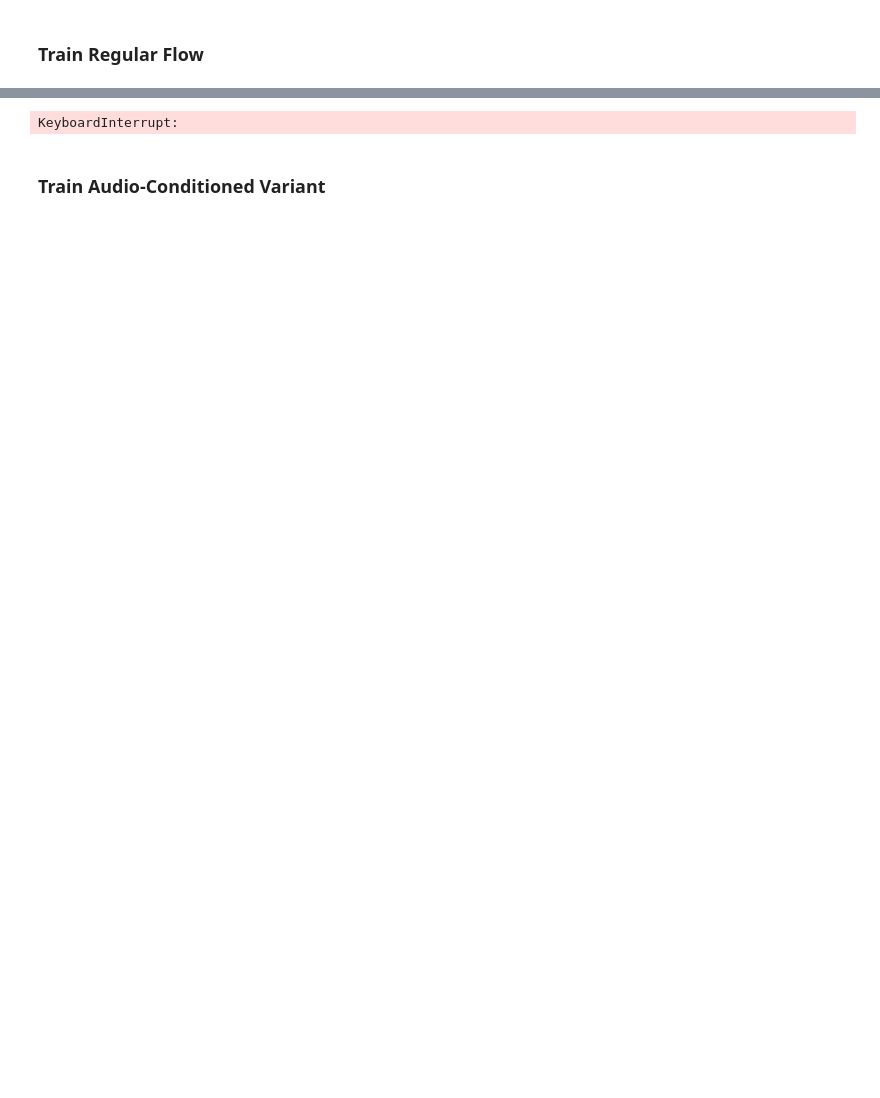
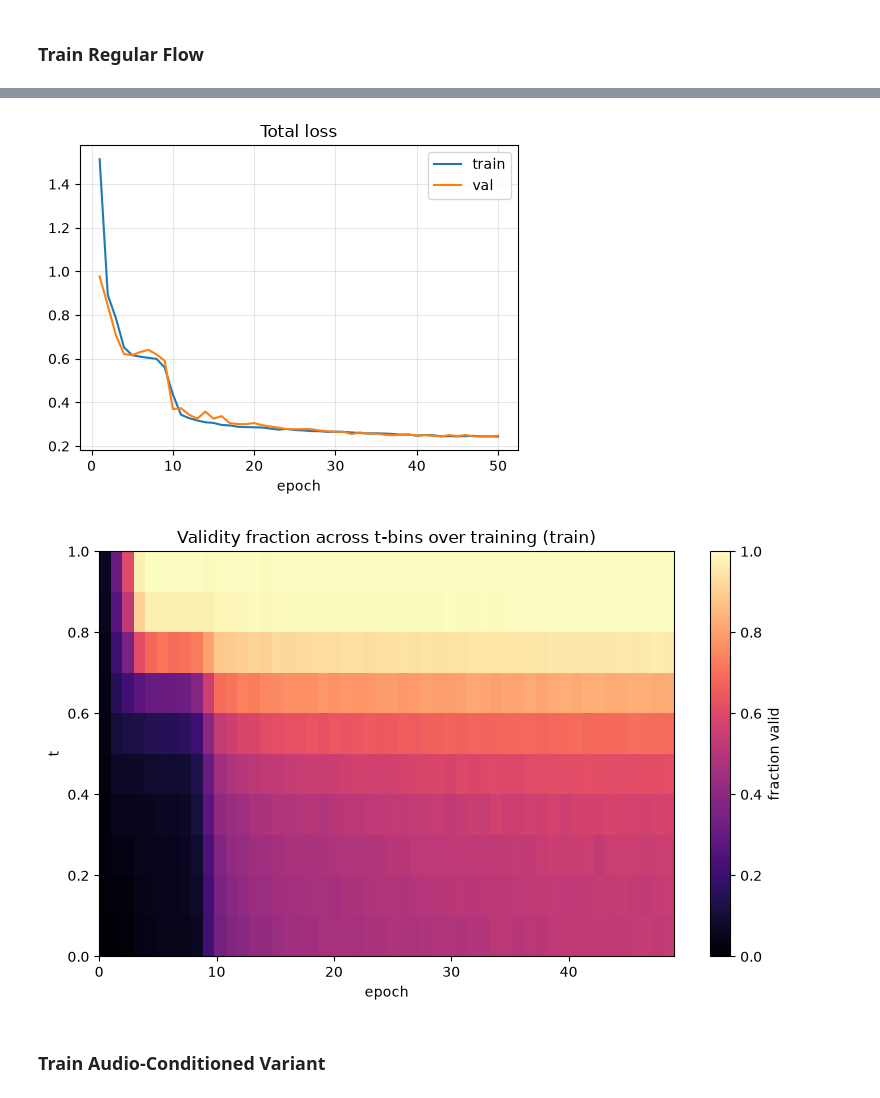
Before and after one commit to daoterog/continuous-flow-asr, a Jupyter notebook: notebooks/toy_experiment.ipynb, the cells around one changed output, grey strips where cells are left out. Drawn from its saved outputs; the diff is of its cells as text; code cells hidden in the pictures; blank space fills up the shorter version.

```diff
--- a/notebooks/toy_experiment.ipynb
+++ b/notebooks/toy_experiment.ipynb
@@ -548,6 +775,7 @@ confusable pairs: tensor([[13,  7],
 # %% [markdown]
 ### Train Regular Flow
 # %%
+
 NUM_EPOCHS = 50
 AUDIO_SIGMA = 0.5
 MAX_LR = 1e-2
@@ -570,6 +798,16 @@ interpolant_fn = partial(
     beta_fn=lambda t: t,
 )
 
+# Define Metrics
+train_validity_metric = BinnedValidityMetric(transition_matrix, require_even_sum=REQUIRE_EVEN_SUM)
+train_validity_metric = train_validity_metric.to(device)
+val_validity_metric = BinnedValidityMetric(transition_matrix, require_even_sum=REQUIRE_EVEN_SUM)
+val_validity_metric = val_validity_metric.to(device)
+metrics = {
+    "train": train_validity_metric,
+    "val": val_validity_metric,
+}
+
 config = TrainConfig(
     num_epochs=NUM_EPOCHS,
     audio_sigma=AUDIO_SIGMA,
@@ -583,11 +821,14 @@ history = train(
     model=model,
     loader_train=train_loader,
     loader_val=val_loader,
-    transition_matrix=transition_matrix,
     device=device,
     optimizer=optimizer,
     scheduler=scheduler,
+    metrics=metrics,
     config=config,
     mu_nn=None,
 )
+
+plot_losses(history)
+plot_validity_evolution(history, train_validity_metric, split="train")
 # %% [output]
@@ -611,4 +852,5 @@ Epoch 22/50 | train loss 0.2298 valid% 74.1 | val loss 0.2382 valid% 72.9
-KeyboardInterrupt:
+[figure, added]
+[figure, added]
 # %% [markdown]
 ### Train Audio-Conditioned Variant
 # %%
```
Also changed, not shown: parts of 11 cells of this notebook, 2 other files.
